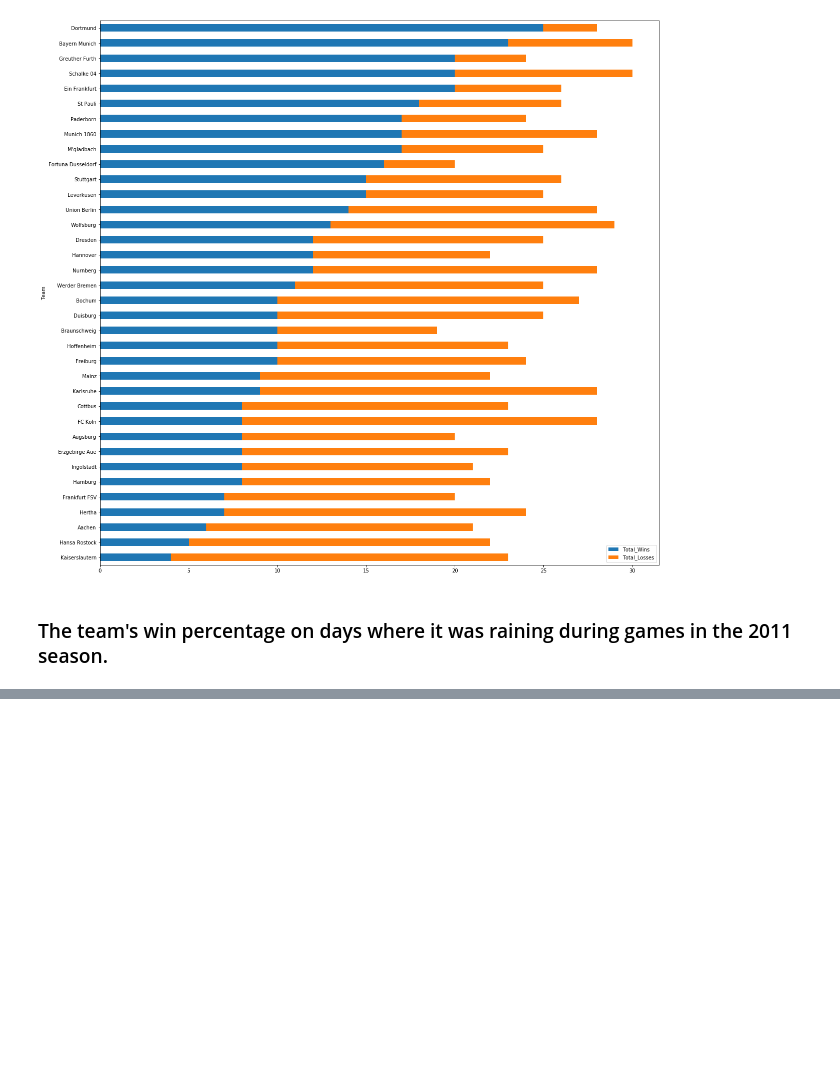
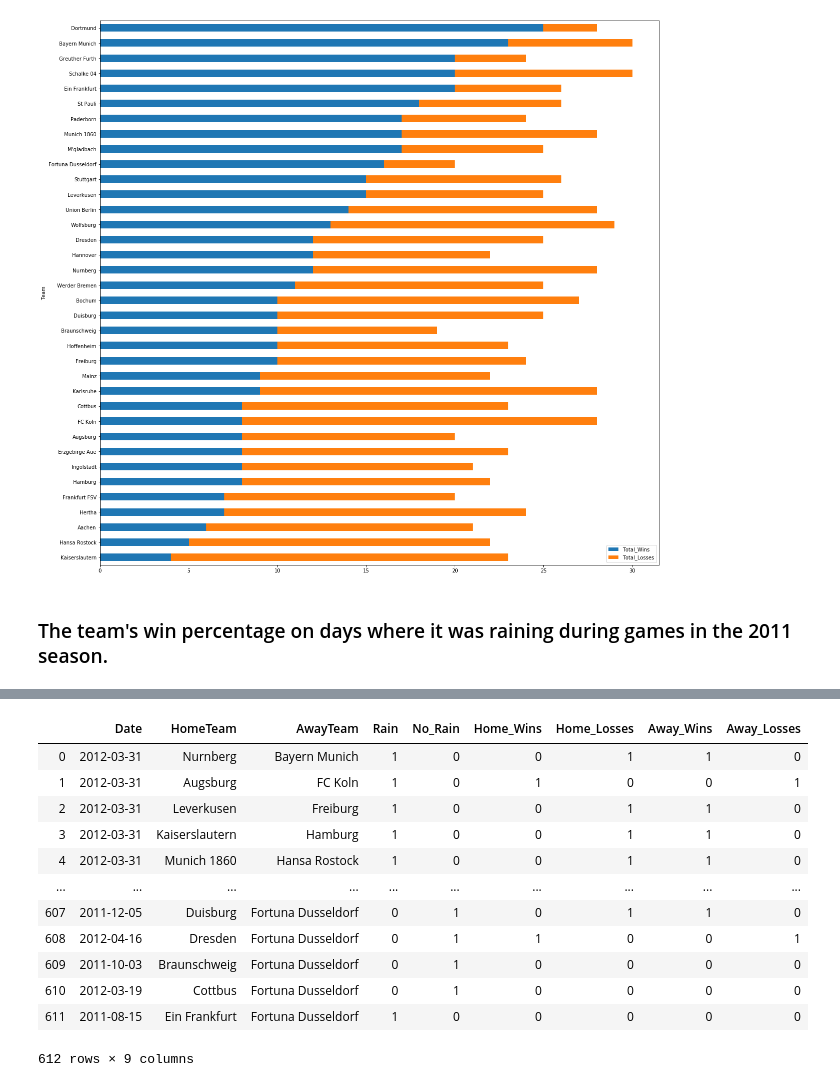
Before and after one commit to valmadrid/london-ds-100719-M2-project-template, a Jupyter notebook: valmadrid.ipynb, the cells around one changed output, grey strips where cells are left out. Drawn from its saved outputs; the diff is of its cells as text; code cells hidden in the pictures; blank space fills up the shorter version.

```diff
--- a/valmadrid.ipynb
+++ b/valmadrid.ipynb
@@ -421,0 +442,18 @@ NameError: name 'df_final' is not defined
+# %%
+q = """SELECT Date, HomeTeam, AwayTeam, Rain, No_Rain, Home_Wins, Home_Losses, Away_Wins, Away_Losses FROM df_final;"""
+df_rain = pysqldf(q)
+df_rain
+# %% [output]
+|  | Date | HomeTeam | AwayTeam | Rain | No_Rain | Home_Wins | Home_Losses | Away_Wins | Away_Losses |
+| 0 | 2012-03-31 | Nurnberg | Bayern Munich | 1 | 0 | 0 | 1 | 1 | 0 |
+| 1 | 2012-03-31 | Augsburg | FC Koln | 1 | 0 | 1 | 0 | 0 | 1 |
+| 2 | 2012-03-31 | Leverkusen | Freiburg | 1 | 0 | 0 | 1 | 1 | 0 |
+| 3 | 2012-03-31 | Kaiserslautern | Hamburg | 1 | 0 | 0 | 1 | 1 | 0 |
+| 4 | 2012-03-31 | Munich 1860 | Hansa Rostock | 1 | 0 | 0 | 1 | 1 | 0 |
+| ... | ... | ... | ... | ... | ... | ... | ... | ... | ... |
+| 607 | 2011-12-05 | Duisburg | Fortuna Dusseldorf | 0 | 1 | 0 | 1 | 1 | 0 |
+| 608 | 2012-04-16 | Dresden | Fortuna Dusseldorf | 0 | 1 | 1 | 0 | 0 | 1 |
+| 609 | 2011-10-03 | Braunschweig | Fortuna Dusseldorf | 0 | 1 | 0 | 0 | 0 | 0 |
+| 610 | 2012-03-19 | Cottbus | Fortuna Dusseldorf | 0 | 1 | 0 | 0 | 0 | 0 |
+| 611 | 2011-08-15 | Ein Frankfurt | Fortuna Dusseldorf | 1 | 0 | 0 | 0 | 0 | 0 |
+612 rows × 9 columns
```
Also changed, not shown: parts of 45 cells of this notebook, 2 other files.
